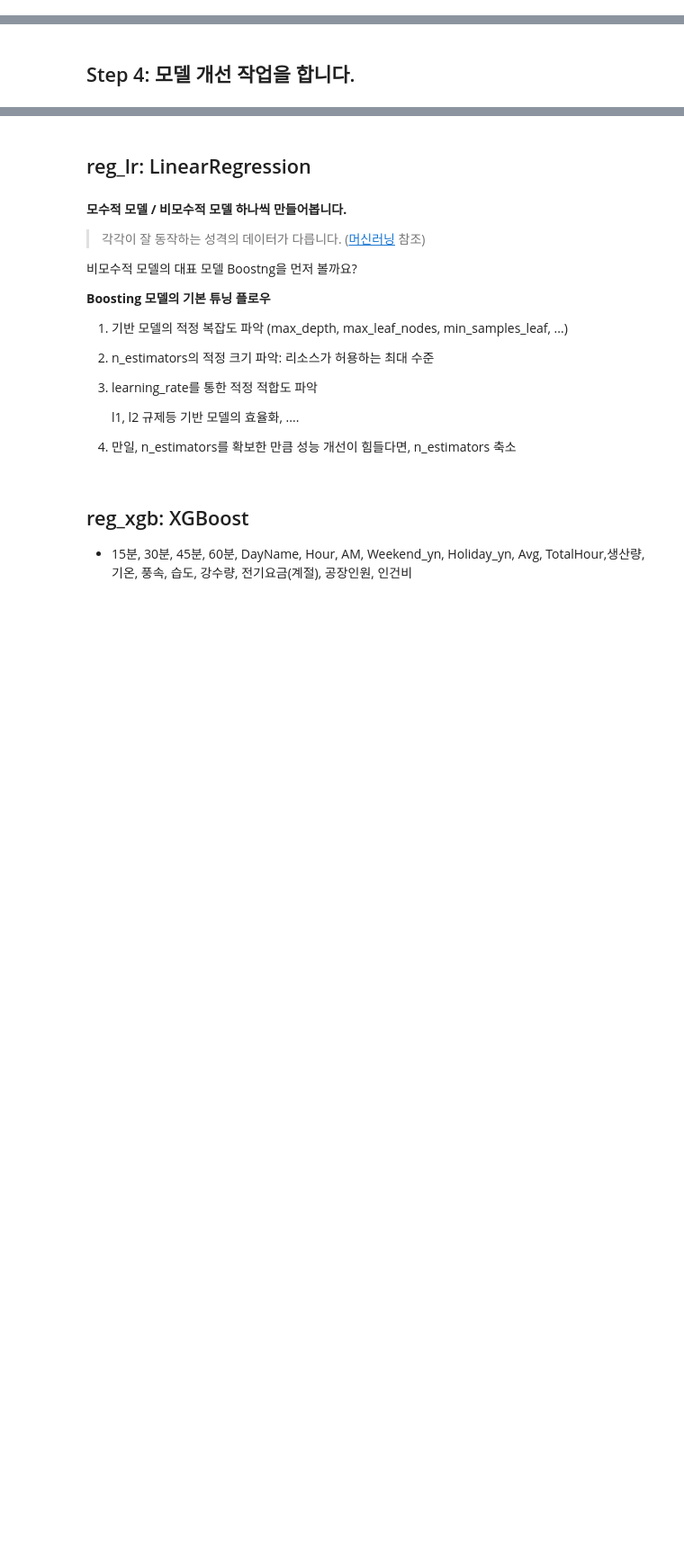
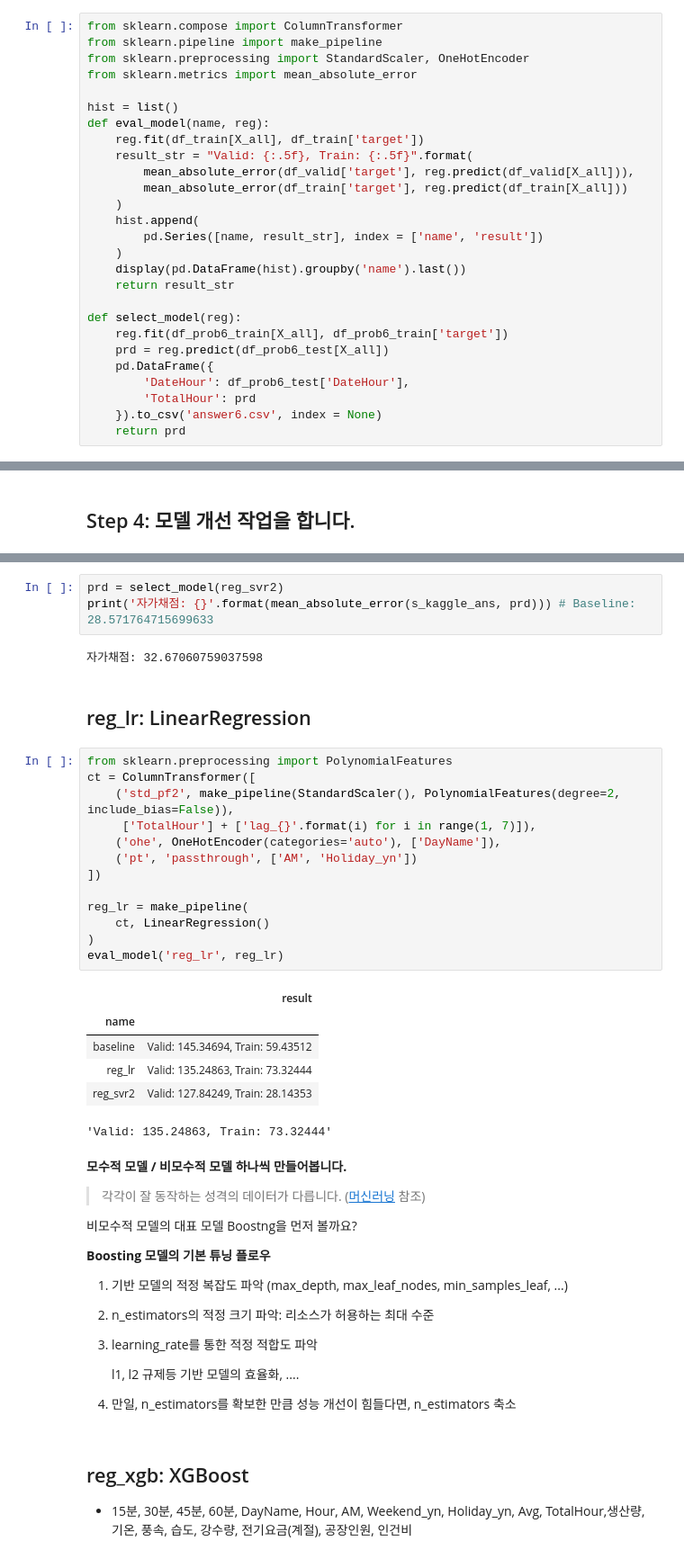
Before and after one commit to sunkusun9/DS_lv3_2607, a Jupyter notebook: sec_ds_lv3_prob3_kaggle.ipynb, the cells around one changed output, grey strips where cells are left out. Shown at 90% size. Cells and saved outputs as stored; diff of their text form; blank space fills up the shorter version.

Commit message:
Day1 Kaggle Step 3까지의 노트입니다.

```diff
--- a/sec_ds_lv3_prob3_kaggle.ipynb
+++ b/sec_ds_lv3_prob3_kaggle.ipynb
@@ -207,6 +207,33 @@ X_all = df_prob6_test.columns.tolist()
 print(X_all)
 # %% [output]
 ['DateHour', '15분', '30분', '45분', '60분', 'DayName', 'Hour', 'AM', 'Weekend_yn', 'Holiday_yn', 'Avg', 'TotalHour', '생산량', '기온', '풍속', '습도', '강수량', '전기요금(계절)', '공장인원', '인건비', 'lag_1', 'lag_2', 'lag_3',  ...
+# %%
+from sklearn.compose import ColumnTransformer
+from sklearn.pipeline import make_pipeline
+from sklearn.preprocessing import StandardScaler, OneHotEncoder
+from sklearn.metrics import mean_absolute_error
+
+hist = list()
+def eval_model(name, reg):
+    reg.fit(df_train[X_all], df_train['target'])
+    result_str = "Valid: {:.5f}, Train: {:.5f}".format(
+        mean_absolute_error(df_valid['target'], reg.predict(df_valid[X_all])),
+        mean_absolute_error(df_train['target'], reg.predict(df_train[X_all]))
+    )
+    hist.append(
+        pd.Series([name, result_str], index = ['name', 'result'])
+    )
+    display(pd.DataFrame(hist).groupby('name').last())
+    return result_str
+
+def select_model(reg):
+    reg.fit(df_prob6_train[X_all], df_prob6_train['target'])
+    prd = reg.predict(df_prob6_test[X_all])
+    pd.DataFrame({
+        'DateHour': df_prob6_test['DateHour'],
+        'TotalHour': prd
+    }).to_csv('answer6.csv', index = None)
+    return prd
 # %% [markdown]
 ## Step2: Baseline Model 모델을 만듭니다.
 
@@ -320,5 +344,30 @@ Without ColumnTransformer & Pipeline 145.34693972591637
+# %%
+prd = select_model(reg_svr2)
+print('자가채점: {}'.format(mean_absolute_error(s_kaggle_ans, prd))) # Baseline: 28.571764715699633
+# %% [output]
+자가채점: 32.67060759037598
 # %% [markdown]
 ## reg_lr: LinearRegression
+# %%
+from sklearn.preprocessing import PolynomialFeatures
+ct = ColumnTransformer([
+    ('std_pf2', make_pipeline(StandardScaler(), PolynomialFeatures(degree=2, include_bias=False)),
+     ['TotalHour'] + ['lag_{}'.format(i) for i in range(1, 7)]),
+    ('ohe', OneHotEncoder(categories='auto'), ['DayName']),
+    ('pt', 'passthrough', ['AM', 'Holiday_yn'])
+])
+
+reg_lr = make_pipeline(
+    ct, LinearRegression()
+)
+eval_model('reg_lr', reg_lr)
+# %% [output]
+|  | result |
+| name |  |
+| baseline | Valid: 145.34694, Train: 59.43512 |
+| reg_lr | Valid: 135.24863, Train: 73.32444 |
+| reg_svr2 | Valid: 127.84249, Train: 28.14353 |
+'Valid: 135.24863, Train: 73.32444'
 # %% [markdown]
 **모수적 모델 / 비모수적 모델 하나씩 만들어봅니다.**
 > 각각이 잘 동작하는 성격의 데이터가 다릅니다. ([머신러닝](https://github.com/sunkusun9/DS_Lv3_elearning/blob/main/11.%20%EB%A8%B8%EC%8B%A0%20%EB%9F%AC%EB%8B%9D.ipynb) 참조)
```
Also changed, not shown: parts of 5 cells of this notebook.
